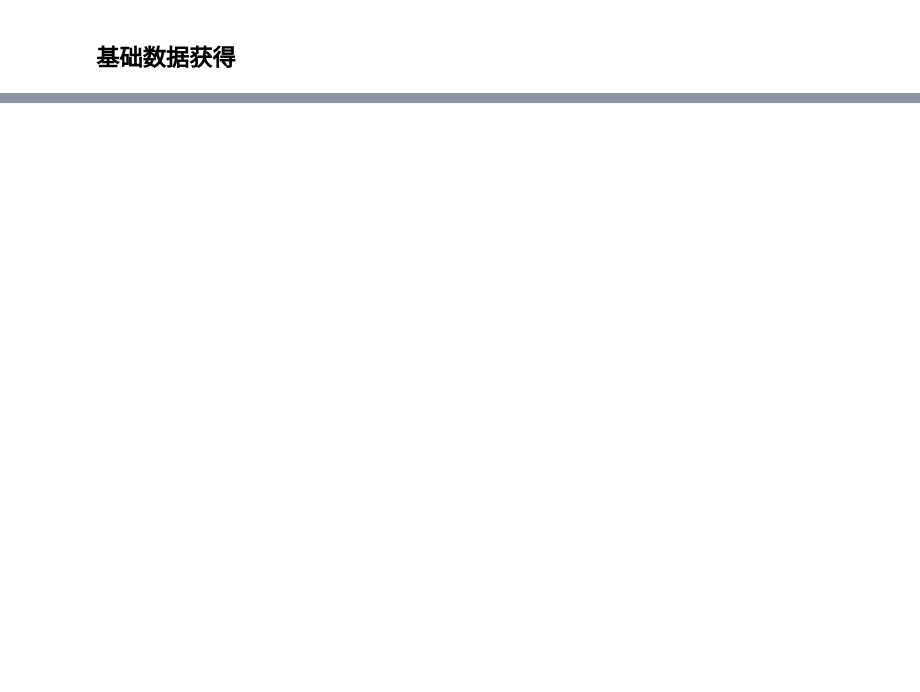
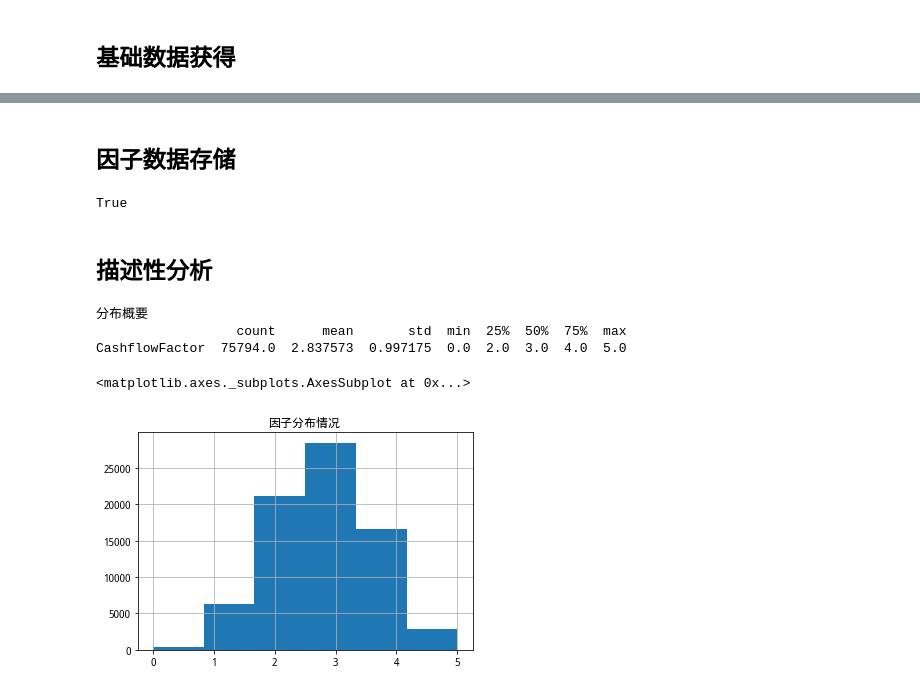
Before and after one commit to congcong009/joinquant_share, a Jupyter notebook: rd_lib/研究类/研报复现/基本面量化/罗伯瑞克超额现金流选股/罗伯瑞克超额现金流选股法.ipynb, the cells around one changed output, grey strips where cells are left out. Cells and saved outputs as stored; diff of their text form; code cells hidden in the pictures; blank space fills up the shorter version.

```diff
--- a/rd_lib/研究类/研报复现/基本面量化/罗伯瑞克超额现金流选股/罗伯瑞克超额现金流选股法.ipynb
+++ b/rd_lib/研究类/研报复现/基本面量化/罗伯瑞克超额现金流选股/罗伯瑞克超额现金流选股法.ipynb
@@ -214,0 +407,20 @@ basic_df
+# %% [markdown]
+## 因子数据存储
+# %%
+pkl_batch(cff_df, 'cff_df', method='write')
+# %% [output]
+True
+# %%
+cff_df = pkl_batch(pd.DataFrame(), 'cff_df', method='read')
+# %% [markdown]
+## 描述性分析
+# %%
+print(f"分布概要\n{cff_df.describe().T}")
+plt.title('因子分布情况')
+cff_df['CashflowFactor'].hist(bins=6)
+# %% [output]
+分布概要
+                  count      mean       std  min  25%  50%  75%  max
+CashflowFactor  75794.0  2.837573  0.997175  0.0  2.0  3.0  4.0  5.0
+<matplotlib.axes._subplots.AxesSubplot at 0x...>
+[figure, added]
```
Also changed, not shown: parts of 41 cells of this notebook.
